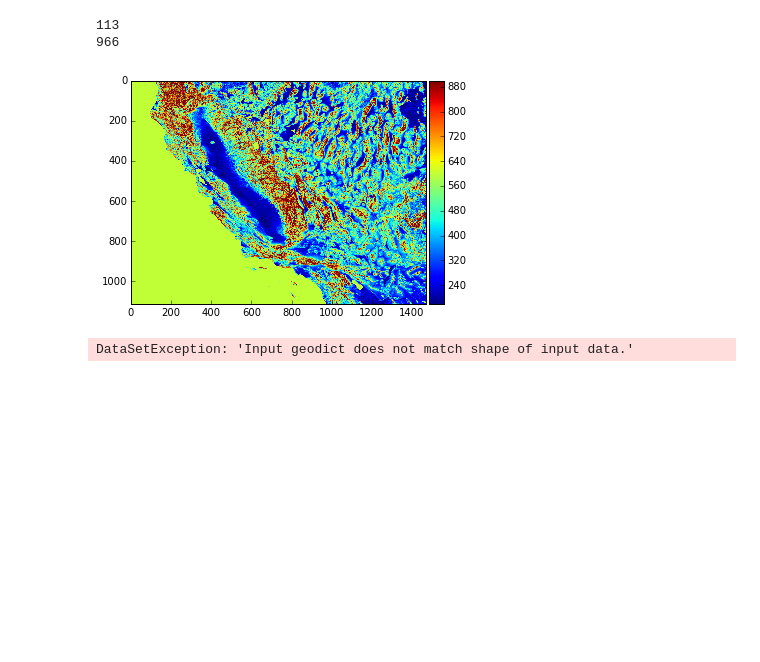
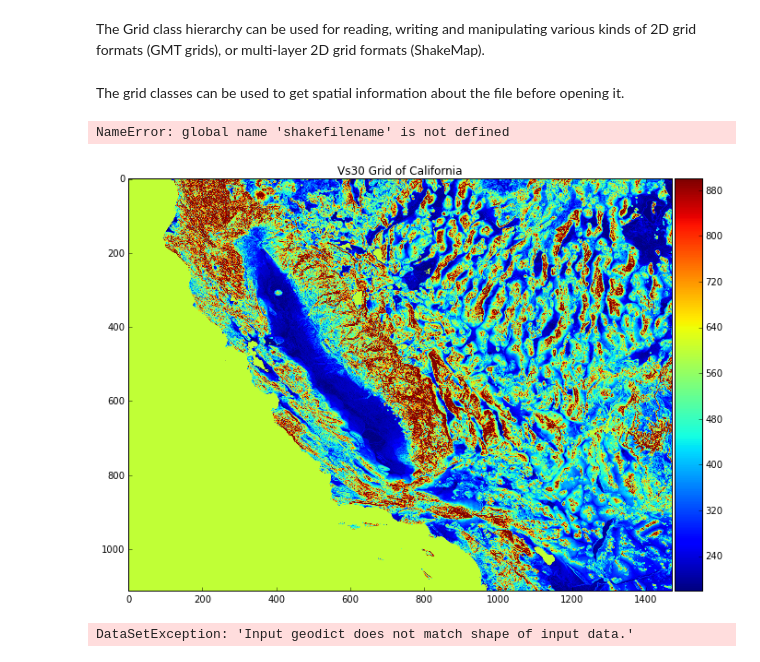
Before and after one commit to mhearne-usgs/grid, a Jupyter notebook: notebooks/GMTGrid.ipynb, the cells around one changed output. Drawn from its saved outputs; the diff is of its cells as text; code cells hidden in the pictures; blank space fills up the shorter version.

```diff
--- a/notebooks/GMTGrid.ipynb
+++ b/notebooks/GMTGrid.ipynb
@@ -10,27 +10,34 @@ gridfile = '/Users/mhearne/secondary/data/global_vs30.grd'
+# %% [markdown]
+The Grid class hierarchy can be used for reading, writing and manipulating various kinds
+of 2D grid formats (GMT grids), or multi-layer 2D grid formats (ShakeMap).
+# %%
+#######MODIFY THIS TO REFLECT THE LOCATION OF A GLOBAL GRID ON YOUR SYSTEM####
+vs30grid = os.path.join(os.path.expanduser('~'),'pager','data','global_vs30.grd')
+shakemap = os.path.join(os.path.expanduser('~'),'data','shakemaps','northridge.xml')
+##############################################################################
+# %% [markdown]
+The grid classes can be used to get spatial information about the file before opening it.
+# %%
+fgeodict = ShakeGrid.getFileGeoDict(shakemap)
+print fgeodict
+# %% [output]
+NameError: global name 'shakefilename' is not defined
 # %%
 #41.798959,-125.178223 ulcorner of calif
 #32.543919,-112.950439 lrcorner of calif
 sdict = {'xmin':-125.178223,'xmax':-112.950439,'ymin':32.543919,'ymax':41.798959,'xdim':0.008,'ydim':0.008}
-grid = GMTGrid.load(gridfile,samplegeodict=sdict)
-#fig = plt.figure(figsize=(8,16));
-ax = plt.gca();
+grid = GMTGrid.load(vs30grid,samplegeodict=sdict)
+fig,ax = plt.subplots(nrows=1,ncols=1,figsize=(16,8));
 data = grid.getData();
 im = plt.imshow(grid.getData())
 # create an axes on the right side of ax. The width of cax will be 5%
 # of ax and the padding between cax and ax will be fixed at 0.05 inch.
 divider = make_axes_locatable(ax)
 cax = divider.append_axes("right", size="5%", pad=0.05);
 plt.colorbar(im, cax=cax);
-r1d = np.diff(data[0,:])
-rnd = np.diff(data[-1,:])
-inz1 = np.min(np.where(r1d != 0))
-print inz1
-inzn = np.min(np.where(rnd != 0))
-print inzn
+ax.set_title('Vs30 Grid of California');
 # %% [output]
-113
-966
-[figure, old version]
+[figure, new version]
 # %%
 M = 6
 N = 4
```
Also changed, not shown: parts of 2 cells of this notebook, 2 other files.
